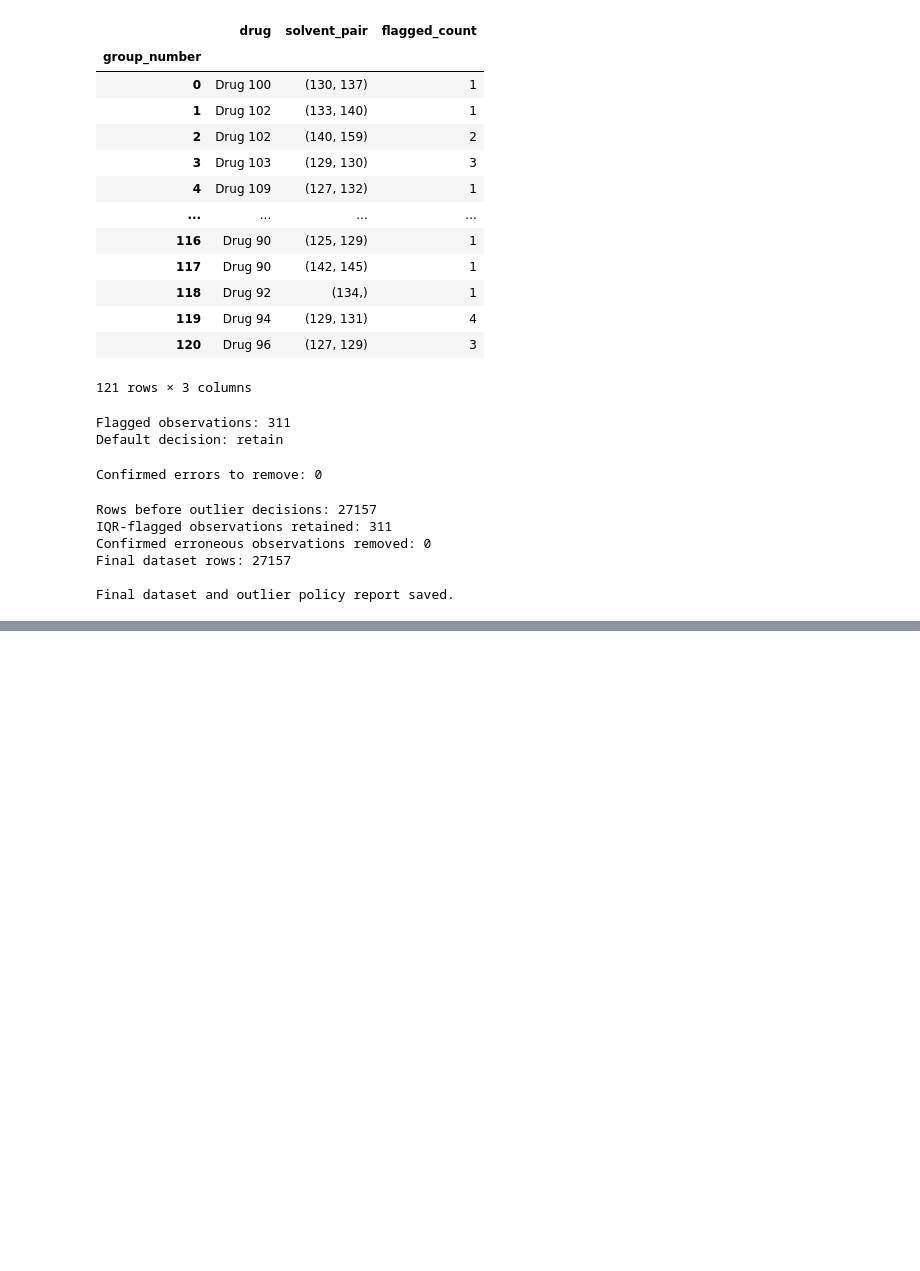
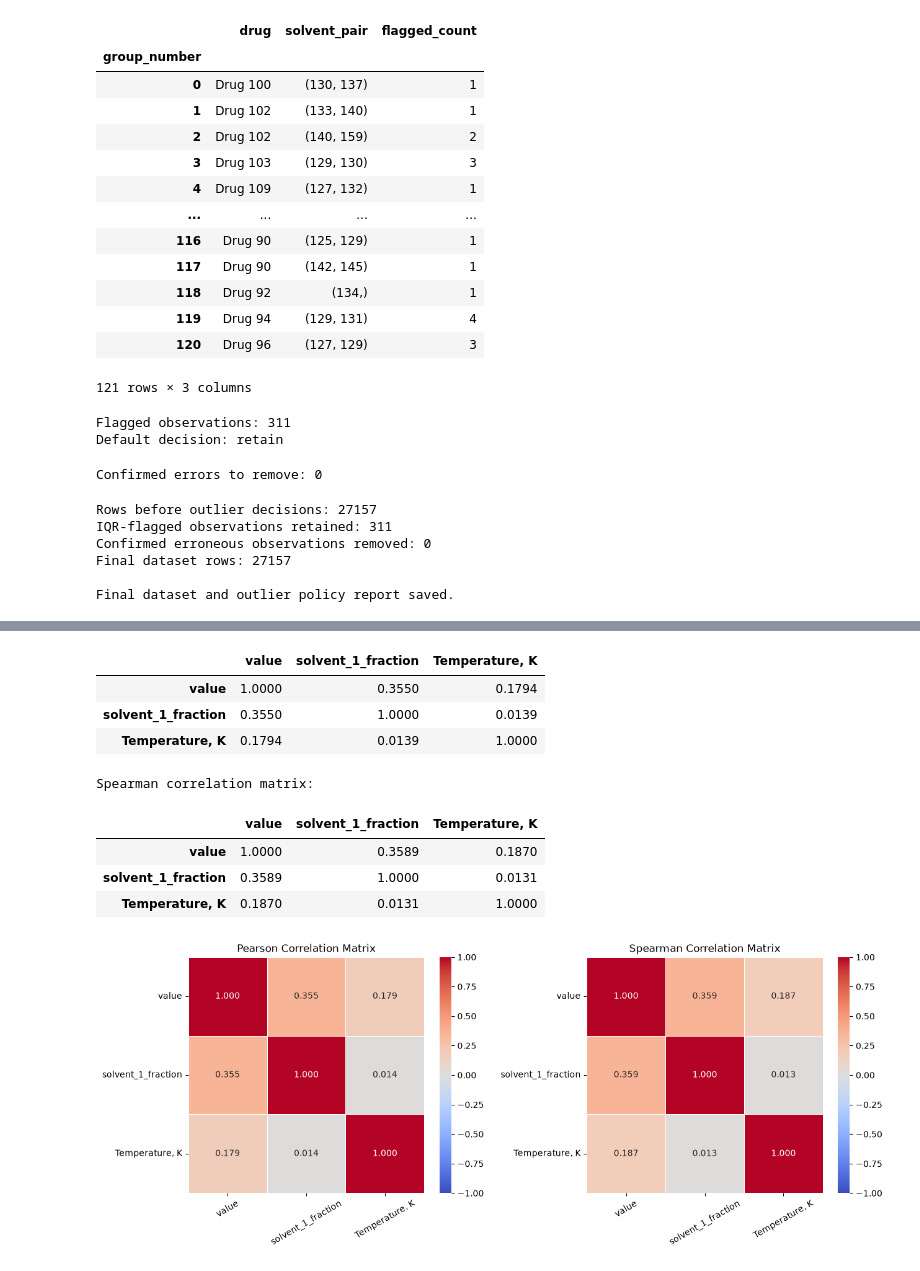
Before and after one commit to nami-nia/CHE1147-Data-Science-Project, a Jupyter notebook: data_cleaning_CL/CheMixHub_EDA_Cleaning.ipynb, the cells around one changed output, grey strips where cells are left out. Saved outputs shown, nothing was run; the diff lists cells and outputs as text; code cells hidden in the pictures; blank space fills up the shorter version.

Commit message:
Update CheMixHub EDA and correlation analysis

```diff
--- a/data_cleaning_CL/CheMixHub_EDA_Cleaning.ipynb
+++ b/data_cleaning_CL/CheMixHub_EDA_Cleaning.ipynb
@@ -684,7 +684,7 @@ Pearson correlation analysis was performed on 135 experimental observations corr
 import numpy as np
 import pandas as pd
 
-df = pd.read_csv(r"C:\Users\cheny\Desktop\CHE1147 group project\chemixhub\datasets\drug-solubility\processed_data\processed_DrugSolubilityData.csv")
+df = pd.read_csv("processed_DrugSolubilityData.csv")
 
 print(df.head())
 print("Number of rows:", df.shape[0])
@@ -799,7 +799,7 @@ Rows with different list lengths: 453
 # %%
 # find the correct pairing
 
-raw = pd.read_csv(r"C:\Users\cheny\Desktop\CHE1147 group project\chemixhub\datasets\drug-solubility\raw_data\DrugSolubilityData.csv")
+raw = pd.read_csv("DrugSolubilityData.csv")
 
 print("Raw rows:", len(raw))
 print("Processed rows:", len(df))
@@ -847,7 +847,7 @@ SMILES_2        O
 comp_2        0.0
 Name: 3815, dtype: object
 # %%
-compounds = pd.read_csv(r"C:\Users\cheny\Desktop\CHE1147 group project\chemixhub\datasets\drug-solubility\processed_data\compounds.csv")
+compounds = pd.read_csv("compounds.csv")
 
 print(compounds[["compound_id", "smiles"]].head())
 
@@ -2261,3 +2261,65 @@ Confirmed erroneous observations removed: 0
 Final dataset rows: 27157
 
 Final dataset and outlier policy report saved.
+# %%
+# correlation analysis between LogS, solvent fraction, and temperature
+
+import ast
+import pandas as pd
+import seaborn as sns
+import matplotlib.pyplot as plt
+
+# Load the cleaned dataset
+file_path = "final_cleaned_all_drugs_pure_and_binary.csv"
+df = pd.read_csv(file_path)
+
+# Extract the mole fraction of the first listed solvent
+df["solvent_1_fraction"] = df["cmp_mole_fractions_solvent"].apply(
+    lambda x: float(ast.literal_eval(x)[0])
+)
+
+# Select variables for correlation analysis
+columns = ["value", "solvent_1_fraction", "Temperature, K"]
+corr_data = df[columns].apply(pd.to_numeric, errors="coerce")
+
+# Use complete observations for both correlation methods
+corr_data = corr_data.dropna()
+print(f"Rows included: {len(corr_data):,}")
+
+# Pearson measures linear association; Spearman measures monotonic association
+pearson_corr = corr_data.corr(method="pearson")
+spearman_corr = corr_data.corr(method="spearman")
+
+print("\nPearson correlation matrix:")
+display(pearson_corr.round(4))
+
+print("\nSpearman correlation matrix:")
+display(spearman_corr.round(4))
+
+# Plot correlation heatmaps
+fig, axes = plt.subplots(1, 2, figsize=(13, 5))
+
+for ax, matrix, title in zip(
+    axes,
+    [pearson_corr, spearman_corr],
+    ["Pearson Correlation Matrix", "Spearman Correlation Matrix"]
+):
+    sns.heatmap(
+        matrix,
+        annot=True,
+        fmt=".3f",
+        cmap="coolwarm",
+        vmin=-1,
+        vmax=1,
+        center=0,
+        square=True,
+        linewidths=0.5,
+        ax=ax
+    )
+    ax.set_title(title)
+    ax.tick_params(axis="x", rotation=30)
+    ax.tick_params(axis="y", rotation=0)
+
+plt.tight_layout()
+plt.show()
+# %% [output]
@@ -2263,0 +2329,10 @@ Final dataset and outlier policy report saved.
+|  | value | solvent_1_fraction | Temperature, K |
+| value | 1.0000 | 0.3550 | 0.1794 |
+| solvent_1_fraction | 0.3550 | 1.0000 | 0.0139 |
+| Temperature, K | 0.1794 | 0.0139 | 1.0000 |
+Spearman correlation matrix:
+|  | value | solvent_1_fraction | Temperature, K |
+| value | 1.0000 | 0.3589 | 0.1870 |
+| solvent_1_fraction | 0.3589 | 1.0000 | 0.0131 |
+| Temperature, K | 0.1870 | 0.0131 | 1.0000 |
+[figure, added]
```
Also changed, not shown: parts of 1 cell of this notebook.
